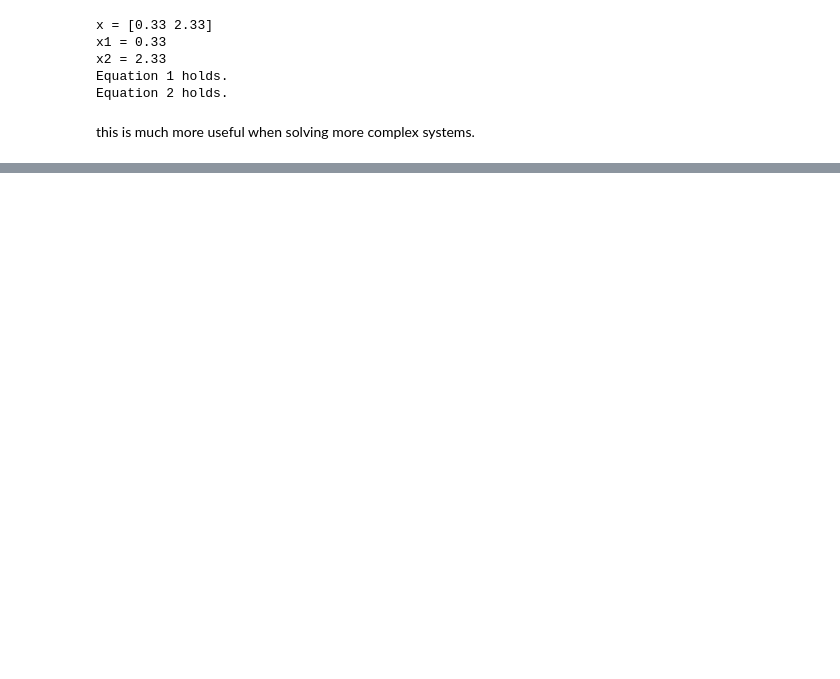
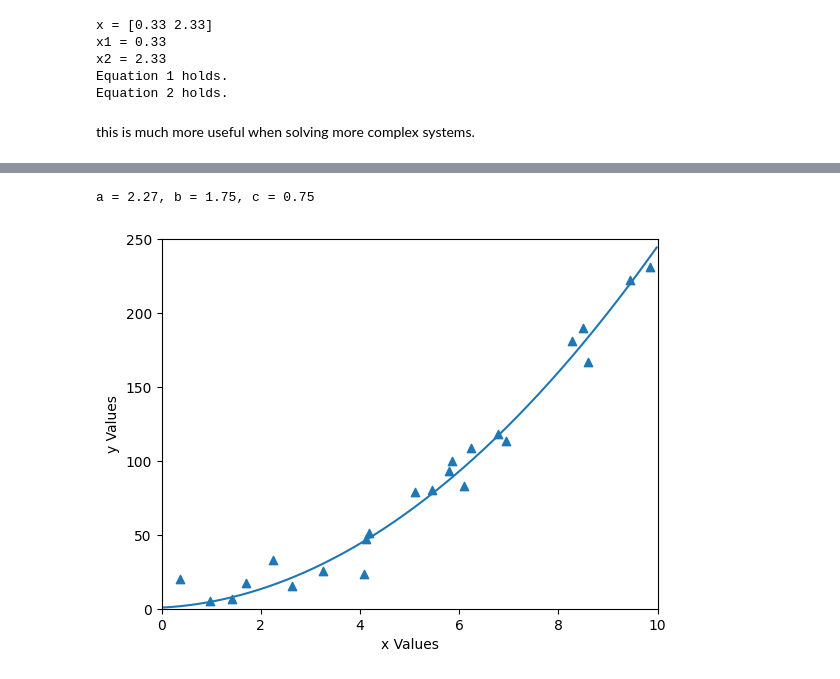
Before and after one commit to kpzip/ece3_projects, a Jupyter notebook: custom_lectures/numpy+matplotlib.ipynb, the cells around one changed output, grey strips where cells are left out. Drawn from its saved outputs; the diff is of its cells as text; code cells hidden in the pictures; blank space fills up the shorter version.

```diff
--- a/custom_lectures/numpy+matplotlib.ipynb
+++ b/custom_lectures/numpy+matplotlib.ipynb
@@ -238,3 +331,54 @@ here we will find the lest-squares best fit parabola for some given data using n
 # %%
 import numpy as np
-import matplotlib.pyplot as plt
+from matplotlib import pyplot as plt
+
+# datapoints that we want to find curve fit for
+# generated using a = 2.5, b = -1, c = 5 with a deviation of 20
+datapoints = [(0.37285048835118184, 20.020713365646913), (0.9750516986928359, 5.124244348851617), (1.2286554978647757, -12.023729187490256), (1.3476725644417153, -6.769378199609779), (1.426372994245081, 6.897536946262601), (1.6993601044668438, 17.394455601459633), (2.252373743397852, 32.801650044516), (2.6203509979154074, 15.43091022704016), (3.2456822601829005, 25.329580001156867), (4.083713223243053, 23.512968623100022), (4.118773424605363, 47.03998606703252), (4.188372666114216, 51.45892541025762), (5.114408396505298, 78.63726763624796), (5.4561323162704, 80.23263117344098), (5.7872988110980375, 93.11608414080037), (5.8449699459033875, 100.10480060869438), (6.091427949210935, 83.20896718360089), (6.240842895719087, 108.6470517444134), (6.785732995544618, 118.30506823762337), (6.939612220398819, 113.46853971287123), (8.264707637906927, 180.99630810562445), (8.499956334120448, 189.83534098985604), (8.585874637948946, 166.94252021685548), (9.437421470660182, 222.46604463051713), (9.843065010013003, 231.46923223333079)]
+
+# Extract x and y values into separate lists
+x_values = [x for (x, y) in datapoints]
+y_values = [y for (x, y) in datapoints]
+
+# Fill in matrix values from the data
+matrix = [[x ** 2, x, 1] for x in x_values]
+
+# Fill in vector values from the data
+vector = [y for y in y_values]
+
+# Get least squares solution. [0] at the end since we only want the solution and not the other data that this function returns
+least_squares_solution = np.linalg.lstsq(matrix, vector, rcond=-1)[0]
+
+# extract a b and c using list decomp to reconstruct the quadratic
+a, b, c = least_squares_solution
+
+# see how close we were to the actual numbers
+print(f"a = {a:.2f}, b = {b:.2f}, c = {c:.2f}")
+
+# define our quadratic function
+def quadratic(x):
+    return a * (x ** 2) + b * x + c
+
+# Plotting
+# Define graph bounds
+x_min = 0
+x_max = 10
+y_min = 0
+y_max = 250
+
+# Range for plotting the quadratic
+curve_fit_range = np.arange(x_min, x_max, 0.02)
+
+# Set Axes & Lables
+plt.axis((x_min, x_max, y_min, y_max))
+plt.xlabel("x Values")
+plt.ylabel("y Values")
+# Draw Scattered data points
+plt.scatter(x_values, y_values, marker='^')
+# Draw Curve Fit
+plt.plot(curve_fit_range, quadratic(curve_fit_range))
+
+plt.show()
+# %% [output]
+a = 2.27, b = 1.75, c = 0.75
+[figure, added]
```
Also changed, not shown: parts of 16 cells of this notebook, 1 other file.
